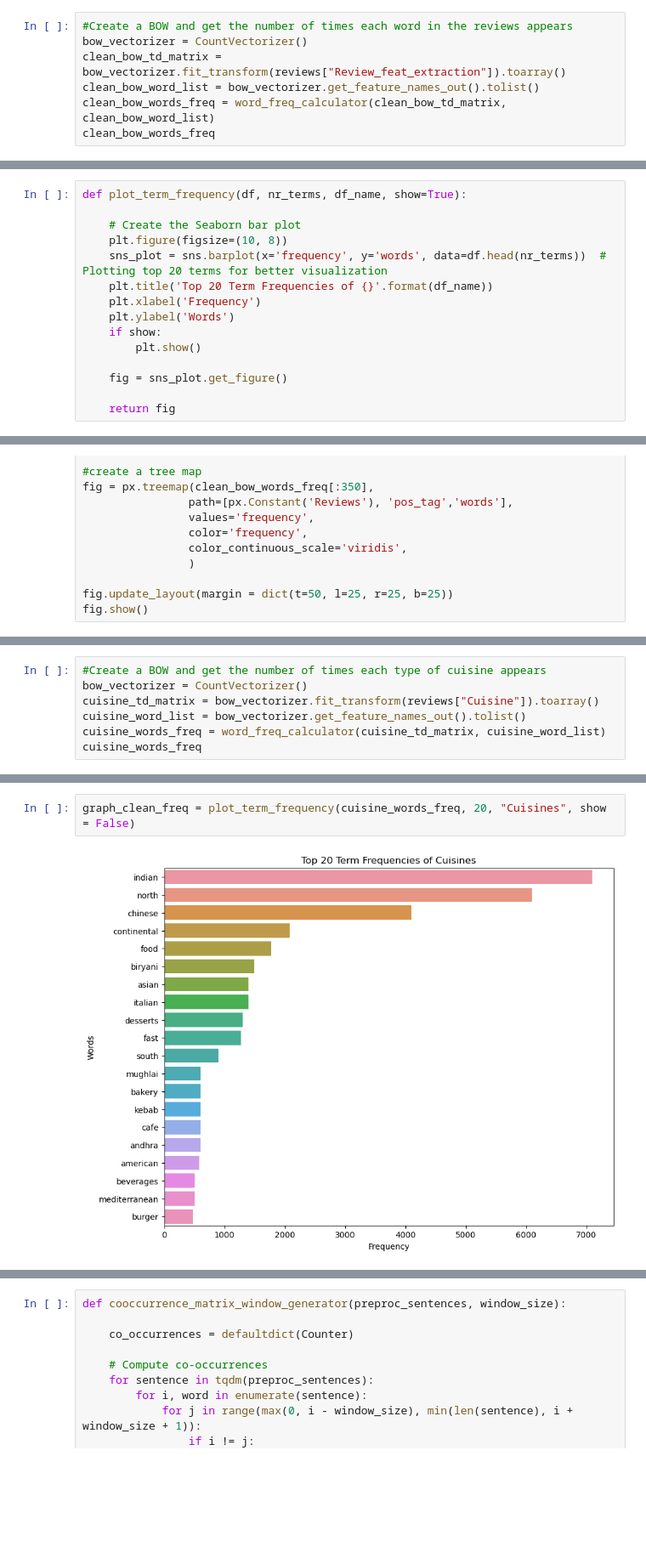
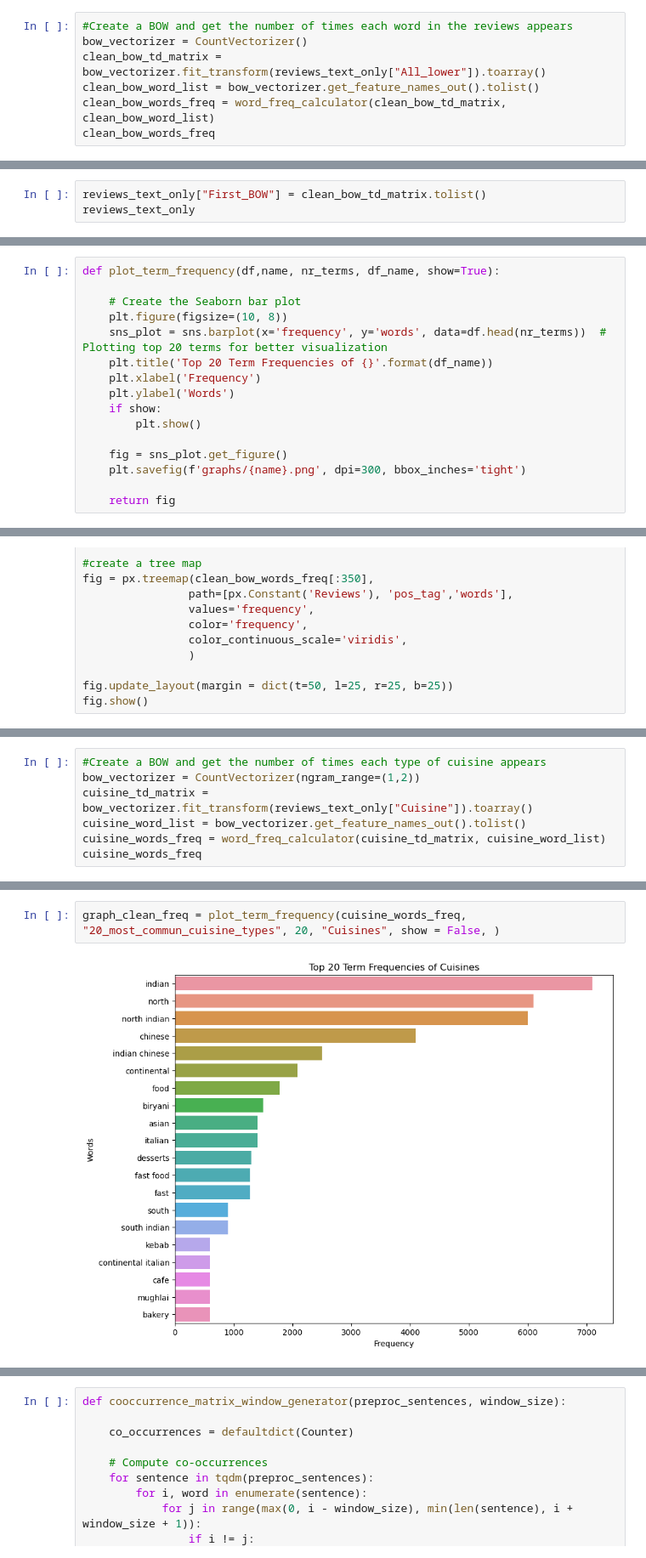
Before and after one commit to JoaoF7/Text_Mining_Project, a Jupyter notebook: TM2425_project_sow_Annex_B_Notebook_Template.ipynb, the cells around one changed output, grey strips where cells are left out. Shown at 85% size. Drawn from its saved outputs; the diff is of its cells as text; blank space fills up the shorter version.

```diff
--- a/TM2425_project_sow_Annex_B_Notebook_Template.ipynb
+++ b/TM2425_project_sow_Annex_B_Notebook_Template.ipynb
@@ -250,7 +351,7 @@ def word_freq_calculator(td_matrix, word_list, df_output=True):
 # %%
 #Create a BOW and get the number of times each word in the reviews appears
 bow_vectorizer = CountVectorizer()
-clean_bow_td_matrix = bow_vectorizer.fit_transform(reviews["Review_feat_extraction"]).toarray()
+clean_bow_td_matrix = bow_vectorizer.fit_transform(reviews_text_only["All_lower"]).toarray()
 clean_bow_word_list = bow_vectorizer.get_feature_names_out().tolist()
 clean_bow_words_freq = word_freq_calculator(clean_bow_td_matrix, clean_bow_word_list)
 clean_bow_words_freq
@@ -272,0 +372,3 @@ reviews["Clean_BOW"] = clean_bow_td_matrix.tolist()
+# %%
+reviews_text_only["First_BOW"] = clean_bow_td_matrix.tolist()
+reviews_text_only
@@ -273,5 +389,5 @@ reviews["Clean_BOW"] = clean_bow_td_matrix.tolist()
 # %%
-def plot_term_frequency(df, nr_terms, df_name, show=True):
+def plot_term_frequency(df,name, nr_terms, df_name, show=True):
 
     # Create the Seaborn bar plot
     plt.figure(figsize=(10, 8))
@@ -283,6 +399,7 @@ def plot_term_frequency(df, nr_terms, df_name, show=True):
         plt.show()
 
     fig = sns_plot.get_figure()
+    plt.savefig(f'graphs/{name}.png', dpi=300, bbox_inches='tight')
 
     return fig
 # %%
@@ -372,8 +449,8 @@ fig.show()
 [Back to TOC](#toc)
 # %%
 #Create a BOW and get the number of times each type of cuisine appears
-bow_vectorizer = CountVectorizer()
-cuisine_td_matrix = bow_vectorizer.fit_transform(reviews["Cuisine"]).toarray()
+bow_vectorizer = CountVectorizer(ngram_range=(1,2))
+cuisine_td_matrix = bow_vectorizer.fit_transform(reviews_text_only["Cuisine"]).toarray()
 cuisine_word_list = bow_vectorizer.get_feature_names_out().tolist()
 cuisine_words_freq = word_freq_calculator(cuisine_td_matrix, cuisine_word_list)
 cuisine_words_freq
@@ -398,5 +471,5 @@ cuisine_words_freq
 # %%
-graph_clean_freq = plot_term_frequency(cuisine_words_freq, 20, "Cuisines", show = False)
+graph_clean_freq = plot_term_frequency(cuisine_words_freq, "20_most_commun_cuisine_types", 20, "Cuisines", show = False, )
 # %% [output]
-[figure, old version]
+[figure, new version]
 # %% [markdown]
```
Also changed, not shown: parts of 61 cells of this notebook, 12 other files.
